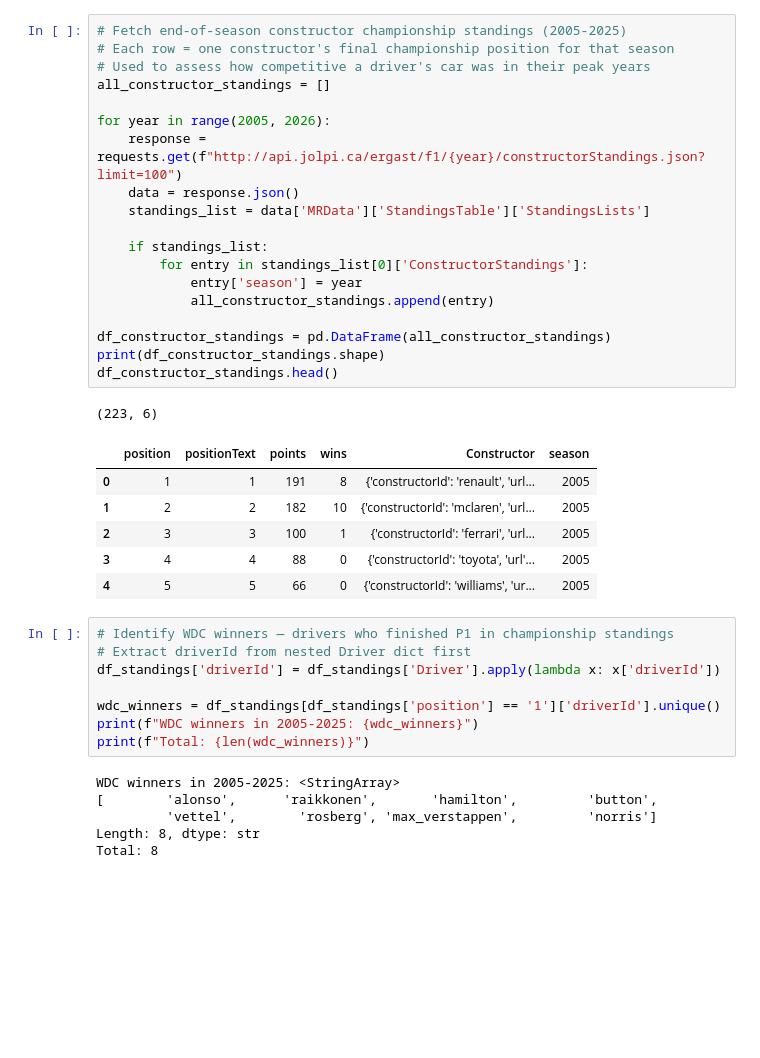
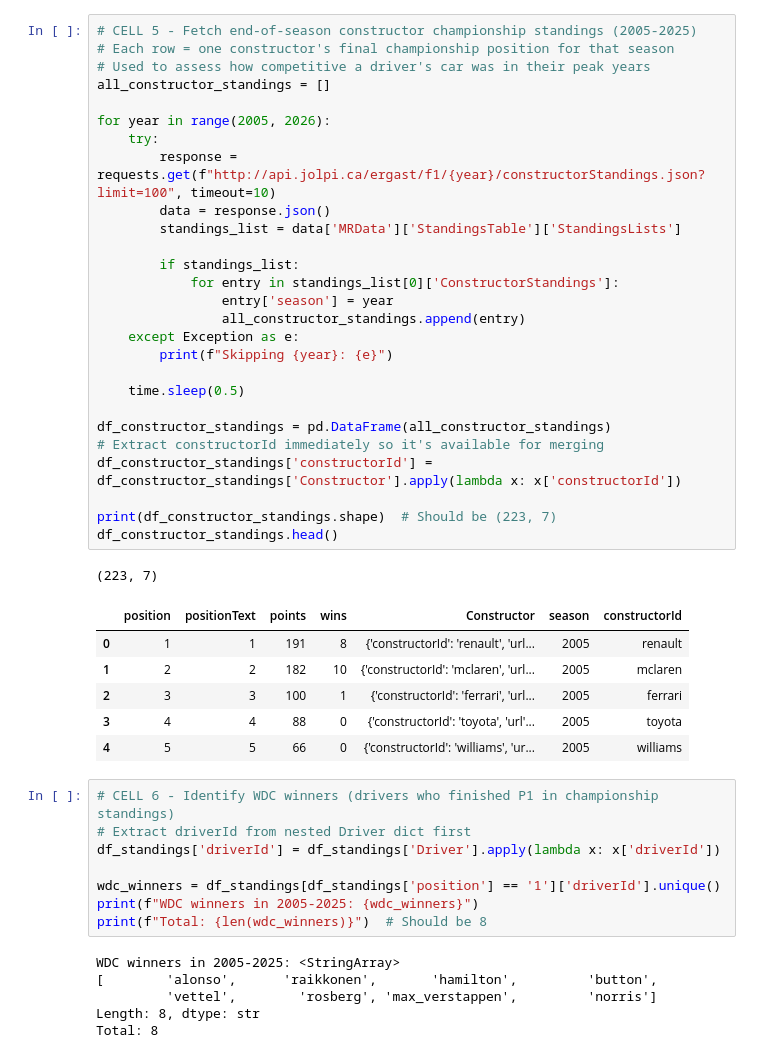
Before and after one commit to costa911/f1-analysis, a Jupyter notebook: f1_analysis.ipynb, the cells around one changed output. Drawn from its saved outputs; the diff is of its cells as text; blank space fills up the shorter version.

```diff
--- a/f1_analysis.ipynb
+++ b/f1_analysis.ipynb
@@ -98,40 +113,48 @@ df_standings.head()
 | 3 | 4 | 4 | 60 | 3 | {'driverId': 'montoya', 'code': '... | [{'constructorId': 'mclaren', 'ur... | 2005 |
 | 4 | 5 | 5 | 58 | 1 | {'driverId': 'fisichella', 'code'... | [{'constructorId': 'renault', 'ur... | 2005 |
 # %%
-# Fetch end-of-season constructor championship standings (2005-2025)
+# CELL 5 - Fetch end-of-season constructor championship standings (2005-2025)
 # Each row = one constructor's final championship position for that season
 # Used to assess how competitive a driver's car was in their peak years
 all_constructor_standings = []
 
 for year in range(2005, 2026):
-    response = requests.get(f"http://api.jolpi.ca/ergast/f1/{year}/constructorStandings.json?limit=100")
-    data = response.json()
-    standings_list = data['MRData']['StandingsTable']['StandingsLists']
+    try:
+        response = requests.get(f"http://api.jolpi.ca/ergast/f1/{year}/constructorStandings.json?limit=100", timeout=10)
+        data = response.json()
+        standings_list = data['MRData']['StandingsTable']['StandingsLists']
 
-    if standings_list:
-        for entry in standings_list[0]['ConstructorStandings']:
-            entry['season'] = year
-            all_constructor_standings.append(entry)
+        if standings_list:
+            for entry in standings_list[0]['ConstructorStandings']:
+                entry['season'] = year
+                all_constructor_standings.append(entry)
+    except Exception as e:
+        print(f"Skipping {year}: {e}")
+
+    time.sleep(0.5)
 
 df_constructor_standings = pd.DataFrame(all_constructor_standings)
-print(df_constructor_standings.shape)
+# Extract constructorId immediately so it's available for merging
+df_constructor_standings['constructorId'] = df_constructor_standings['Constructor'].apply(lambda x: x['constructorId'])
+
+print(df_constructor_standings.shape)  # Should be (223, 7)
 df_constructor_standings.head()
 # %% [output]
-(223, 6)
+(223, 7)
-|  | position | positionText | points | wins | Constructor | season |
-| 0 | 1 | 1 | 191 | 8 | {'constructorId': 'renault', 'url... | 2005 |
-| 1 | 2 | 2 | 182 | 10 | {'constructorId': 'mclaren', 'url... | 2005 |
-| 2 | 3 | 3 | 100 | 1 | {'constructorId': 'ferrari', 'url... | 2005 |
-| 3 | 4 | 4 | 88 | 0 | {'constructorId': 'toyota', 'url'... | 2005 |
-| 4 | 5 | 5 | 66 | 0 | {'constructorId': 'williams', 'ur... | 2005 |
+|  | position | positionText | points | wins | Constructor | season | constructorId |
+| 0 | 1 | 1 | 191 | 8 | {'constructorId': 'renault', 'url... | 2005 | renault |
+| 1 | 2 | 2 | 182 | 10 | {'constructorId': 'mclaren', 'url... | 2005 | mclaren |
+| 2 | 3 | 3 | 100 | 1 | {'constructorId': 'ferrari', 'url... | 2005 | ferrari |
+| 3 | 4 | 4 | 88 | 0 | {'constructorId': 'toyota', 'url'... | 2005 | toyota |
+| 4 | 5 | 5 | 66 | 0 | {'constructorId': 'williams', 'ur... | 2005 | williams |
 # %%
-# Identify WDC winners — drivers who finished P1 in championship standings
+# CELL 6 - Identify WDC winners (drivers who finished P1 in championship standings)
 # Extract driverId from nested Driver dict first
 df_standings['driverId'] = df_standings['Driver'].apply(lambda x: x['driverId'])
 
 wdc_winners = df_standings[df_standings['position'] == '1']['driverId'].unique()
 print(f"WDC winners in 2005-2025: {wdc_winners}")
-print(f"Total: {len(wdc_winners)}")
+print(f"Total: {len(wdc_winners)}")  # Should be 8
 # %% [output]
 WDC winners in 2005-2025: <StringArray>
 [        'alonso',      'raikkonen',       'hamilton',         'button',
```
Also changed, not shown: parts of 15 cells of this notebook, 6 other files.
